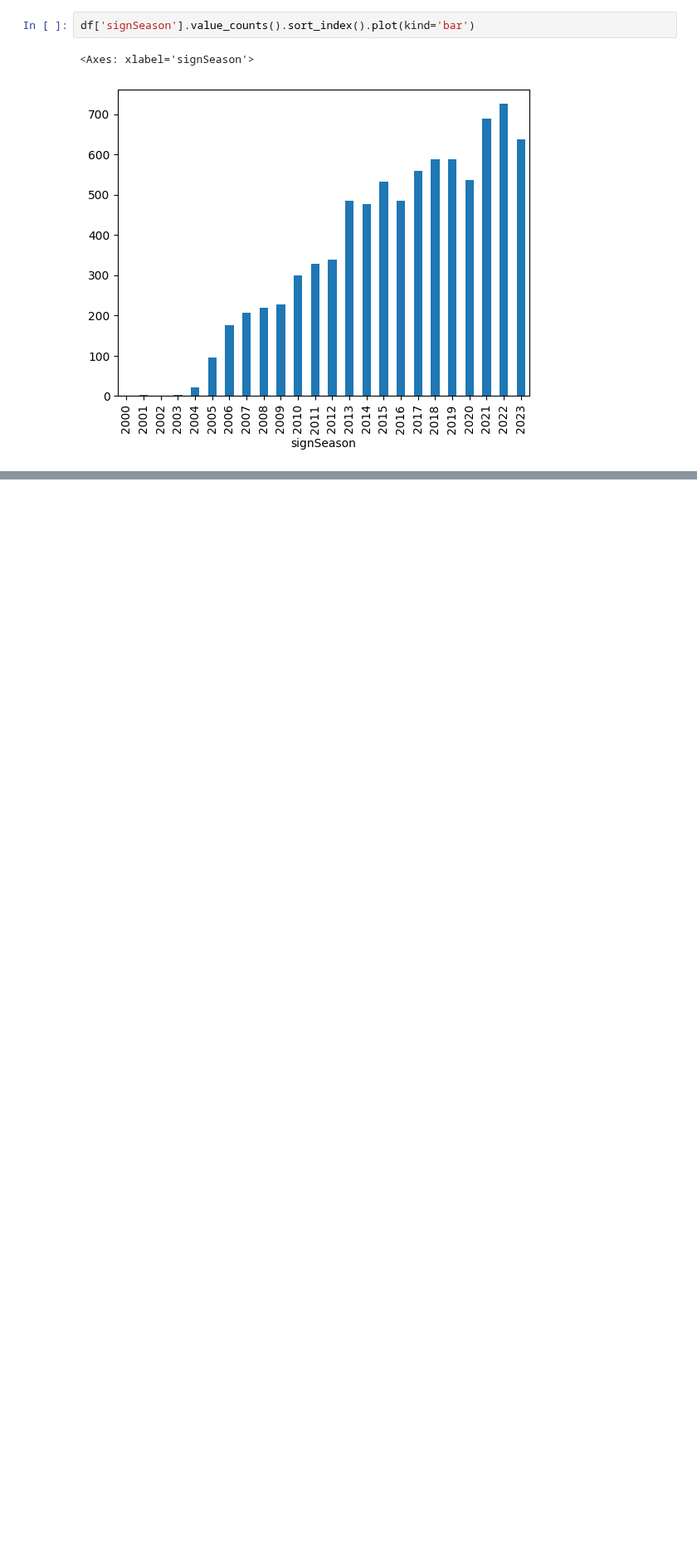
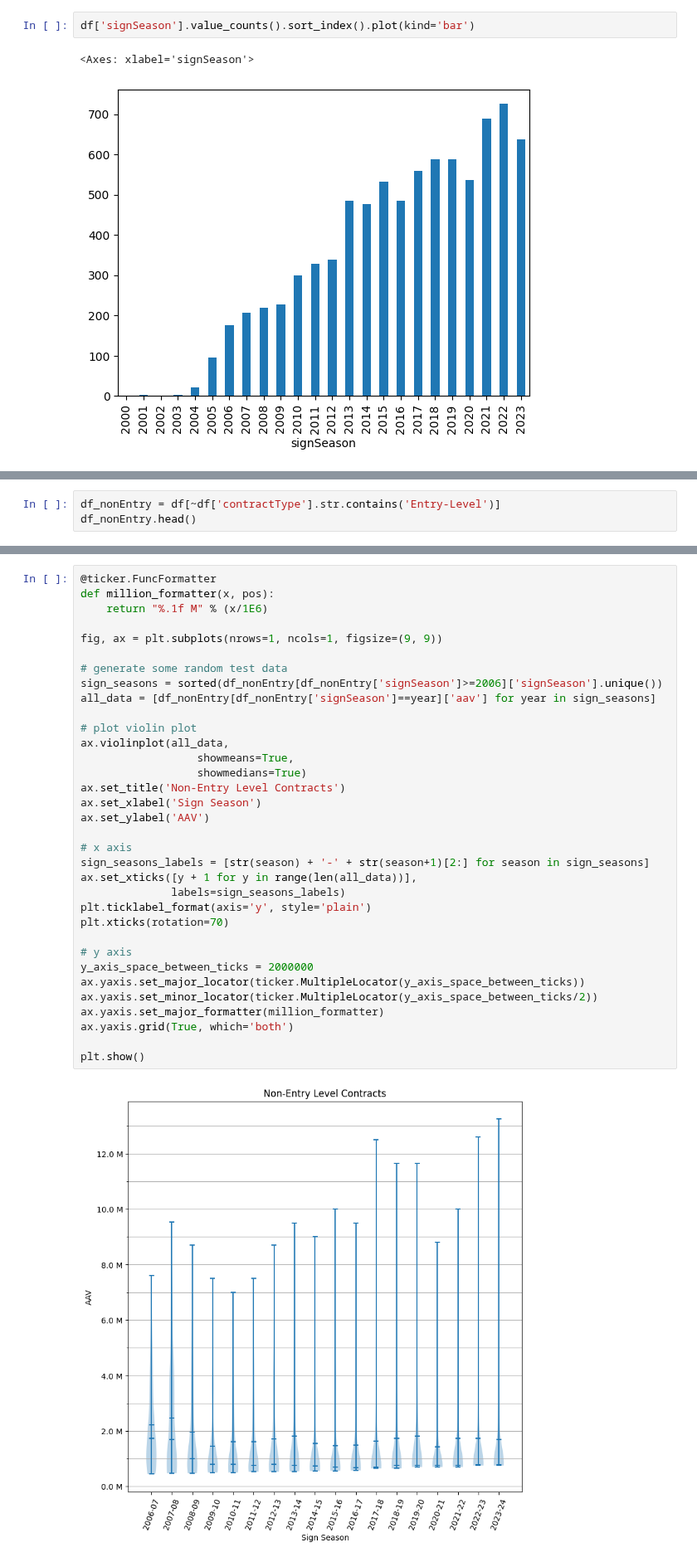
Before and after one commit to shawzy2/minWage, a Jupyter notebook: notebook/eda.ipynb, the cells around one changed output, grey strips where cells are left out. Shown at 83% size. Saved outputs shown, nothing was run; the diff lists cells and outputs as text; blank space fills up the shorter version.

Commit message:
added violin plot for contracts in each season

```diff
--- a/notebook/eda.ipynb
+++ b/notebook/eda.ipynb
@@ -125,0 +129,3 @@ df['signSeason'].value_counts().sort_index().plot(kind='bar')
+# %%
+df_nonEntry = df[~df['contractType'].str.contains('Entry-Level')]
+df_nonEntry.head()
@@ -126,3 +164,39 @@ df['signSeason'].value_counts().sort_index().plot(kind='bar')
+# %%
+@ticker.FuncFormatter
+def million_formatter(x, pos):
+    return "%.1f M" % (x/1E6)
+
+fig, ax = plt.subplots(nrows=1, ncols=1, figsize=(9, 9))
+
+# generate some random test data
+sign_seasons = sorted(df_nonEntry[df_nonEntry['signSeason']>=2006]['signSeason'].unique())
+all_data = [df_nonEntry[df_nonEntry['signSeason']==year]['aav'] for year in sign_seasons]
+
+# plot violin plot
+ax.violinplot(all_data,
+                  showmeans=True,
+                  showmedians=True)
+ax.set_title('Non-Entry Level Contracts')
+ax.set_xlabel('Sign Season')
+ax.set_ylabel('AAV')
+
+# x axis
+sign_seasons_labels = [str(season) + '-' + str(season+1)[2:] for season in sign_seasons]
+ax.set_xticks([y + 1 for y in range(len(all_data))],
+              labels=sign_seasons_labels)
+plt.ticklabel_format(axis='y', style='plain')
+plt.xticks(rotation=70)
+
+# y axis
+y_axis_space_between_ticks = 2000000
+ax.yaxis.set_major_locator(ticker.MultipleLocator(y_axis_space_between_ticks))
+ax.yaxis.set_minor_locator(ticker.MultipleLocator(y_axis_space_between_ticks/2))
+ax.yaxis.set_major_formatter(million_formatter)
+ax.yaxis.grid(True, which='both')
+
+plt.show()
+# %% [output]
+[figure, added]
 # %%
 fig, ax = plt.subplots()
 ax.plot(df_perYear.index, df_perYear['count'])
```
Also changed, not shown: parts of 4 cells of this notebook.
